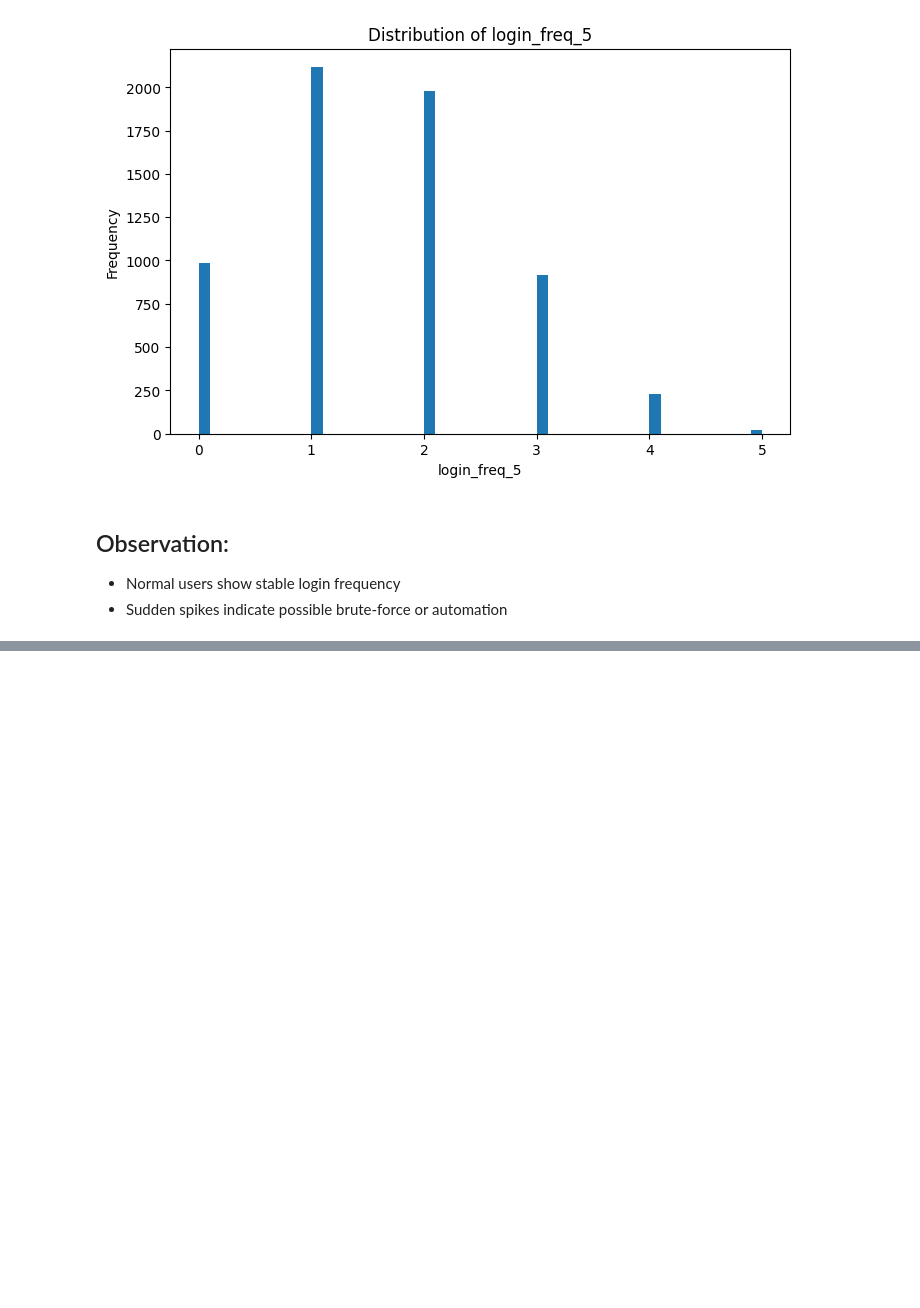
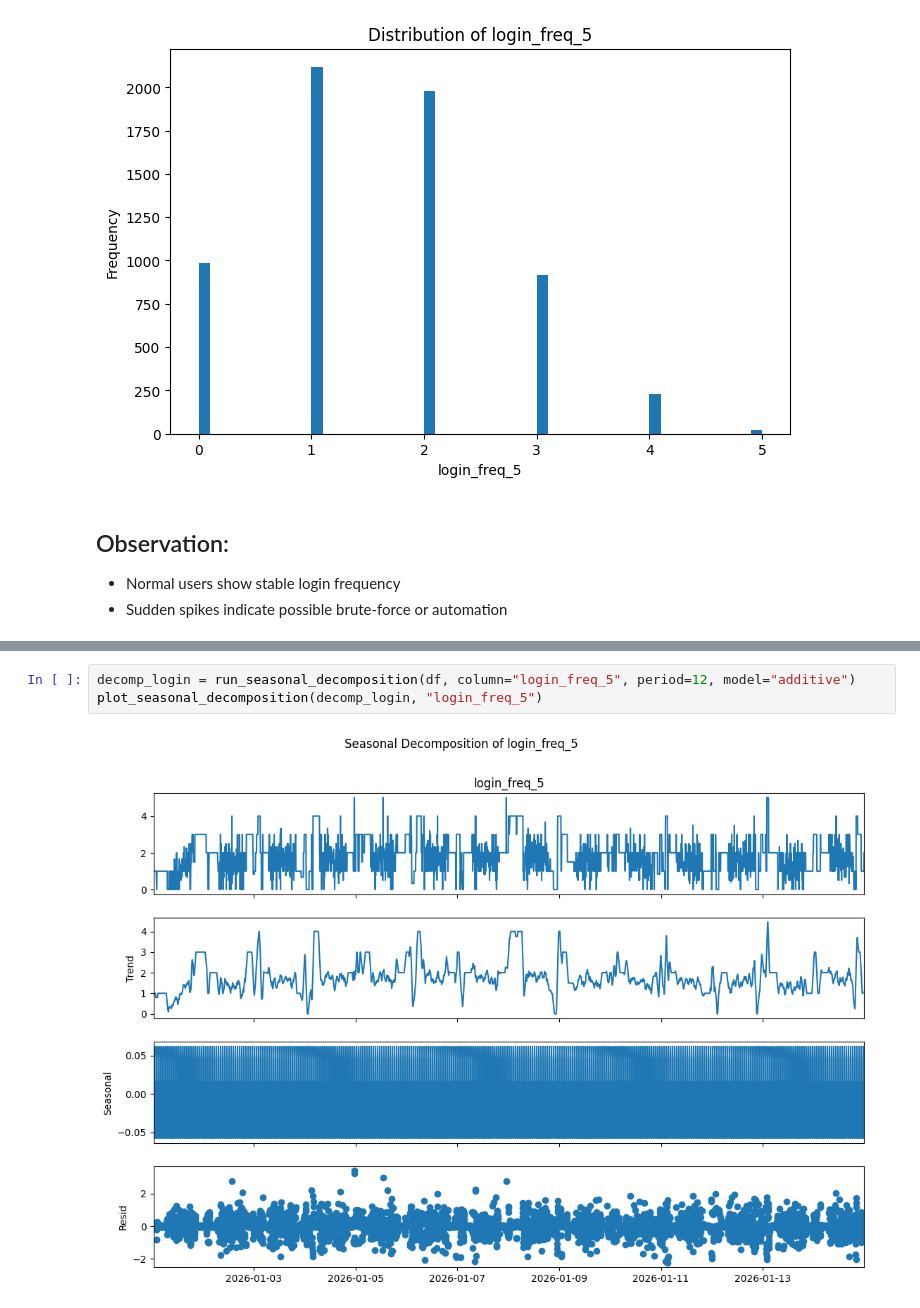
Before and after one commit to 0x0allenace/security-anomaly-project, a Jupyter notebook: notebooks/exploration.ipynb, the cells around one changed output, grey strips where cells are left out. Cells and saved outputs as stored; diff of their text form; blank space fills up the shorter version.

```diff
--- a/notebooks/exploration.ipynb
+++ b/notebooks/exploration.ipynb
@@ -289,0 +549,5 @@ plot_distribution(df, "login_freq_5")
+# %%
+decomp_login = run_seasonal_decomposition(df, column="login_freq_5", period=12, model="additive")
+plot_seasonal_decomposition(decomp_login, "login_freq_5")
+# %% [output]
+[figure, added]
```
Also changed, not shown: parts of 29 cells of this notebook, 5 other files.
